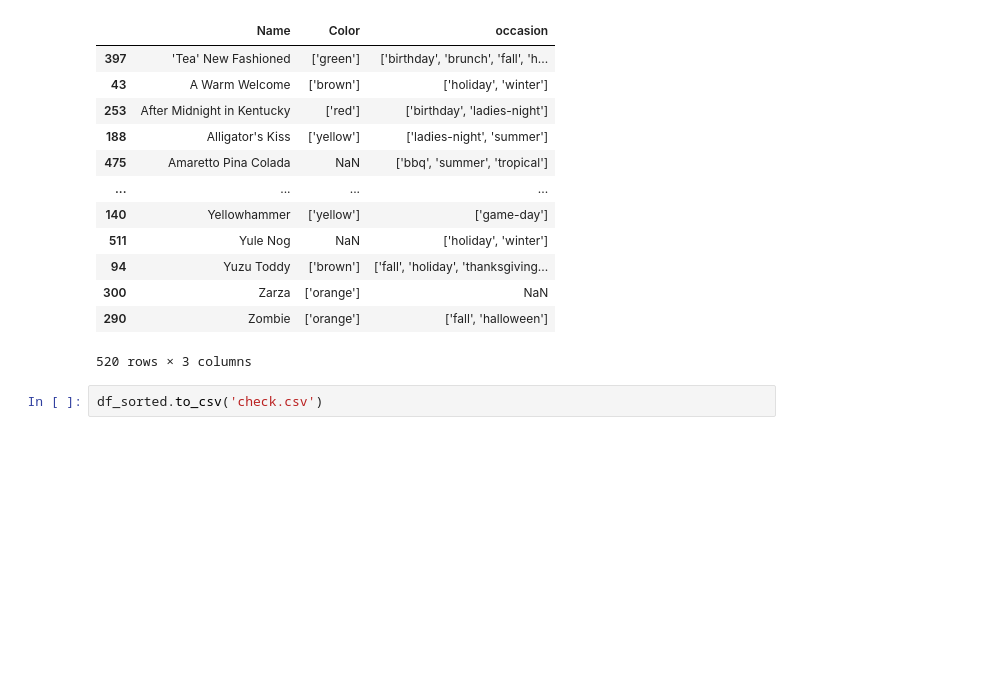
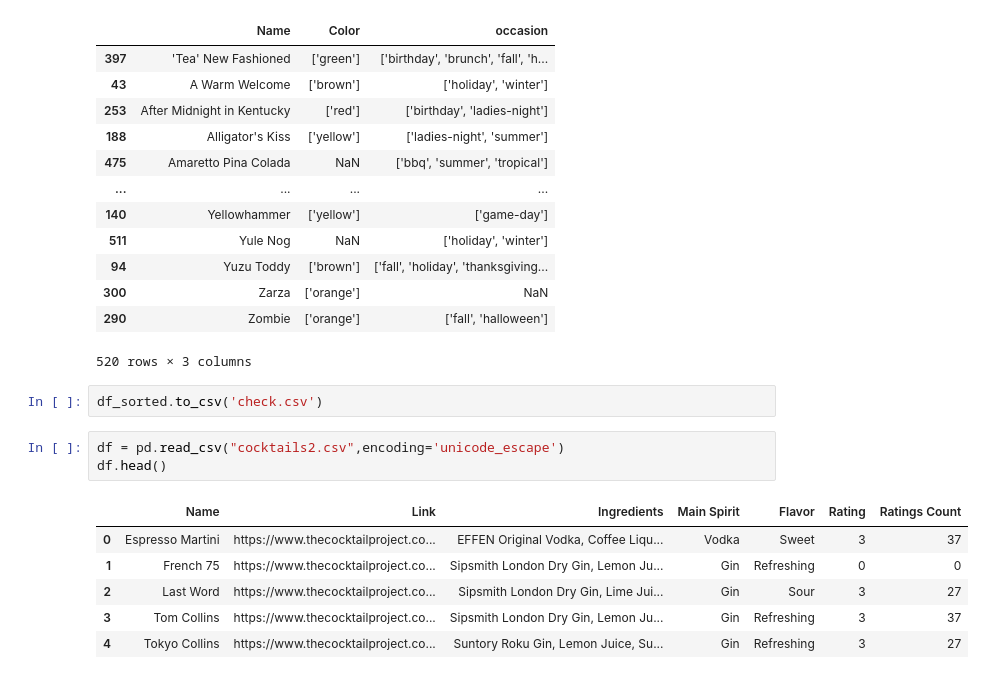
Before and after one commit to 2024-MadData/Cocktail-recommendation, a Jupyter notebook: cleaning.ipynb, the cells around one changed output. Drawn from its saved outputs; the diff is of its cells as text; blank space fills up the shorter version.

```diff
--- a/cleaning.ipynb
+++ b/cleaning.ipynb
@@ -131,3 +126,13 @@ df_sorted
 520 rows × 3 columns
 # %%
 df_sorted.to_csv('check.csv')
+# %%
+df = pd.read_csv("cocktails2.csv",encoding='unicode_escape')
+df.head()
+# %% [output]
+|  | Name | Link | Ingredients | Main Spirit | Flavor | Rating | Ratings Count |
+| 0 | Espresso Martini | https://www.thecocktailproject.co... | EFFEN Original Vodka, Coffee Liqu... | Vodka | Sweet | 3 | 37 |
+| 1 | French 75 | https://www.thecocktailproject.co... | Sipsmith London Dry Gin, Lemon Ju... | Gin | Refreshing | 0 | 0 |
+| 2 | Last Word | https://www.thecocktailproject.co... | Sipsmith London Dry Gin, Lime Jui... | Gin | Sour | 3 | 27 |
+| 3 | Tom Collins | https://www.thecocktailproject.co... | Sipsmith London Dry Gin, Lemon Ju... | Gin | Refreshing | 3 | 37 |
+| 4 | Tokyo Collins | https://www.thecocktailproject.co... | Suntory Roku Gin, Lemon Juice, Su... | Gin | Refreshing | 3 | 27 |
```
Also changed, not shown: parts of 5 cells of this notebook, 22 other files.
